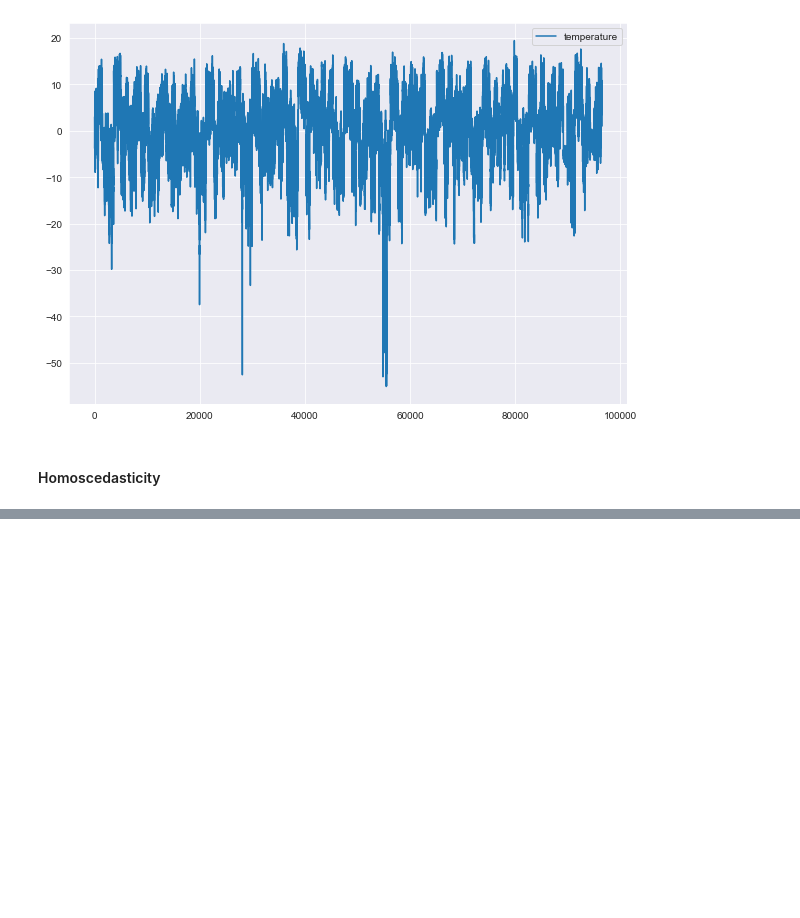
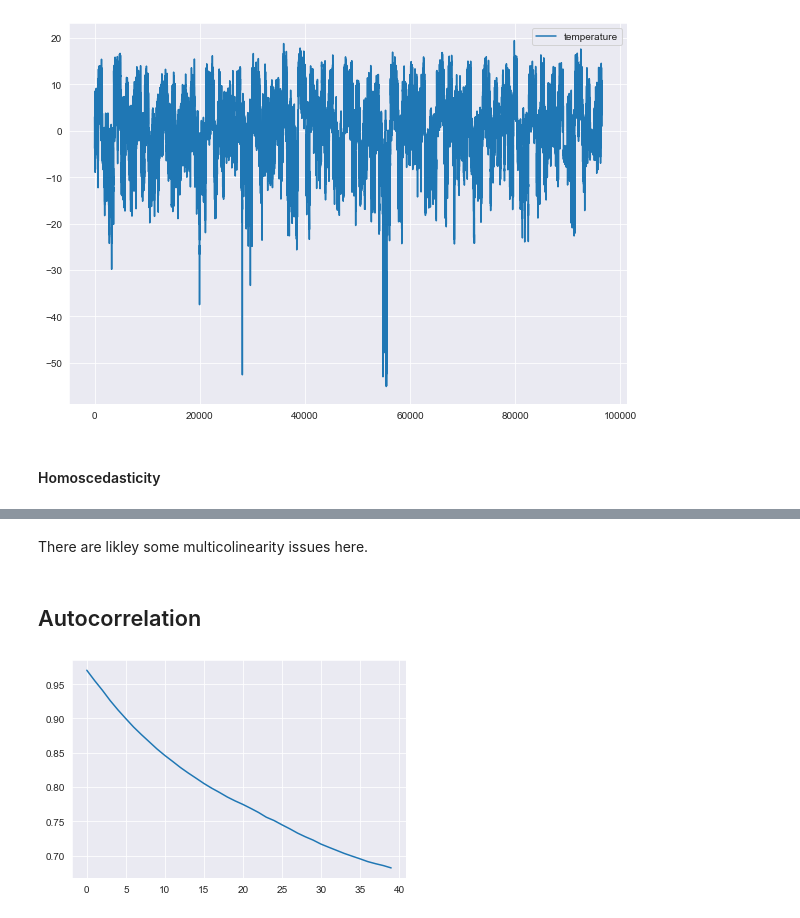
Before and after one commit to chrisoyer/thinkful_notes, a Jupyter notebook: Unit_2_supervised_learning/19.3_Assumptions_for_Linear_Reg_drill_1_weather.ipynb, the cells around one changed output, grey strips where cells are left out. Cells and saved outputs as stored; diff of their text form; code cells hidden in the pictures; blank space fills up the shorter version.

```diff
--- a/Unit_2_supervised_learning/19.3_Assumptions_for_Linear_Reg_drill_1_weather.ipynb
+++ b/Unit_2_supervised_learning/19.3_Assumptions_for_Linear_Reg_drill_1_weather.ipynb
@@ -97,6 +84,8 @@ sns.lineplot(data=errors);
 [figure]
 # %% [markdown]
 #### Homoscedasticity
+# %%
+predictions, errors = predictions.reshape(1,-1)[0], errors.values.reshape(1,-1)[0]
 # %%
 bart_stats = bartlett(predictions, errors)
 lev_stats = levene(predictions, errors)
@@ -112,0 +111,11 @@ ValueError: If using all scalar values, you must pass an index
+# %% [markdown]
+There are likley some multicolinearity issues here.
+# %% [markdown]
+## Autocorrelation
+# %%
+from statsmodels.tsa.stattools import acf
+acf_data = acf(errors)
+plt.plot(acf_data[1:])
+plt.show()
+# %% [output]
+[figure, added]
```
Also changed, not shown: parts of 7 cells of this notebook, 3 other files.
